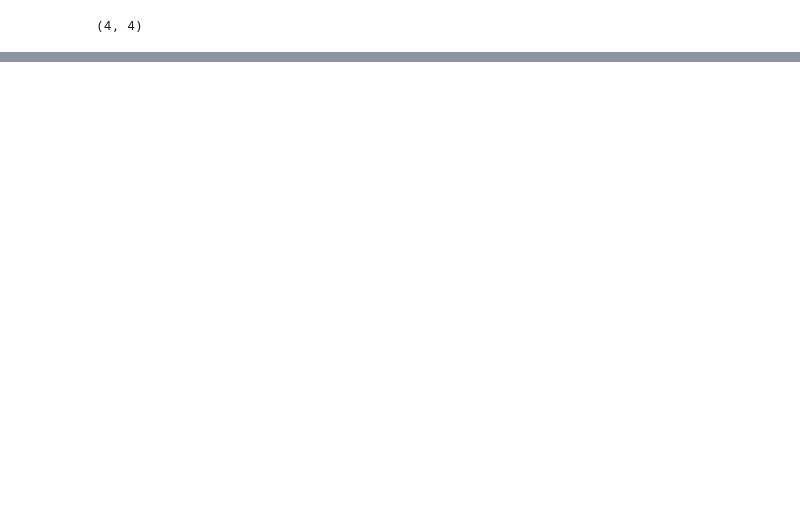
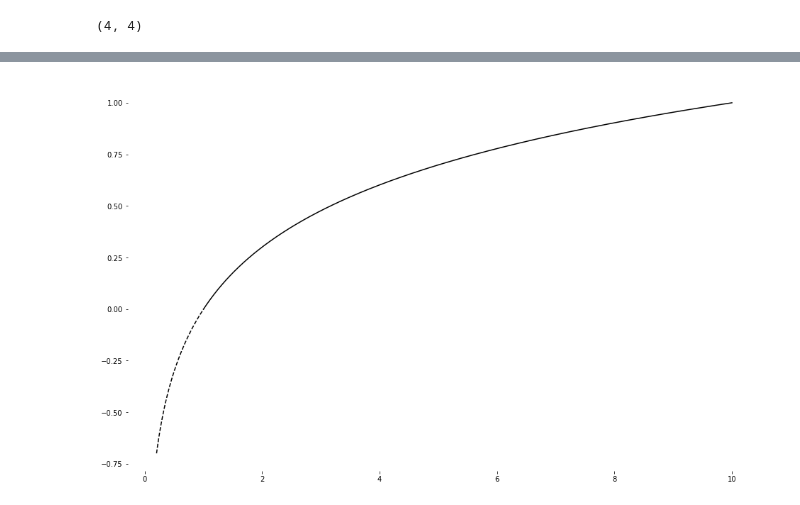
Before and after one commit to danleivv/rumordect, a Jupyter notebook: test.ipynb, the cells around one changed output, grey strips where cells are left out. Saved outputs shown, nothing was run; the diff lists cells and outputs as text; code cells hidden in the pictures; blank space fills up the shorter version.

```diff
--- a/test.ipynb
+++ b/test.ipynb
@@ -159,3 +206,17 @@ for i, item in enumerate(tsample):
     data = json.load(open(item))
     volumn = log_volumn(data)
     #sns.kdeplot(volumn, bw=0.2, ax=axes[1][i])
+# %%
+x1 = np.linspace(0.2, 1, 100)
+x2 = np.linspace(1, 10, 1000)
+plt.figure(figsize=(16,10))
+plt.plot(x1, np.log10(x1), 'k--')
+plt.plot(x2, np.log10(x2), 'k')
+ax = plt.gca()
+ax.spines['top'].set_visible(False)
+ax.spines['left'].set_visible(False)
+ax.spines['right'].set_visible(False)
+ax.spines['bottom'].set_visible(False)
+plt.savefig('test.png', dpi=200)
+# %% [output]
+[figure, added]
```
Also changed, not shown: parts of 24 cells of this notebook, 6 other files.
